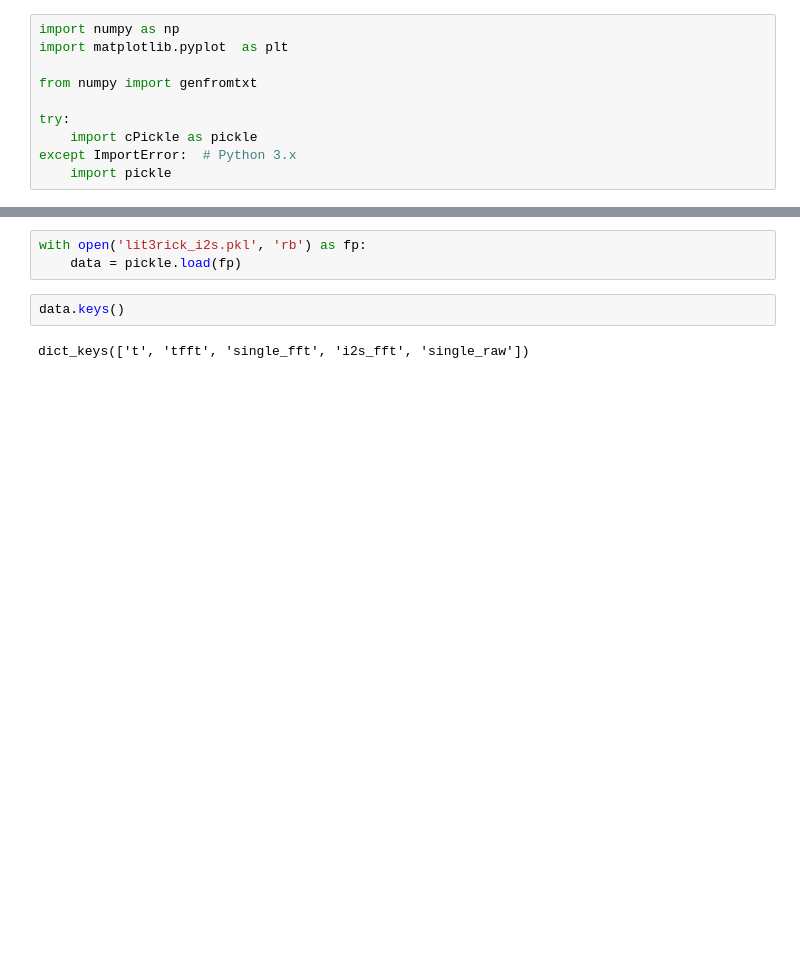
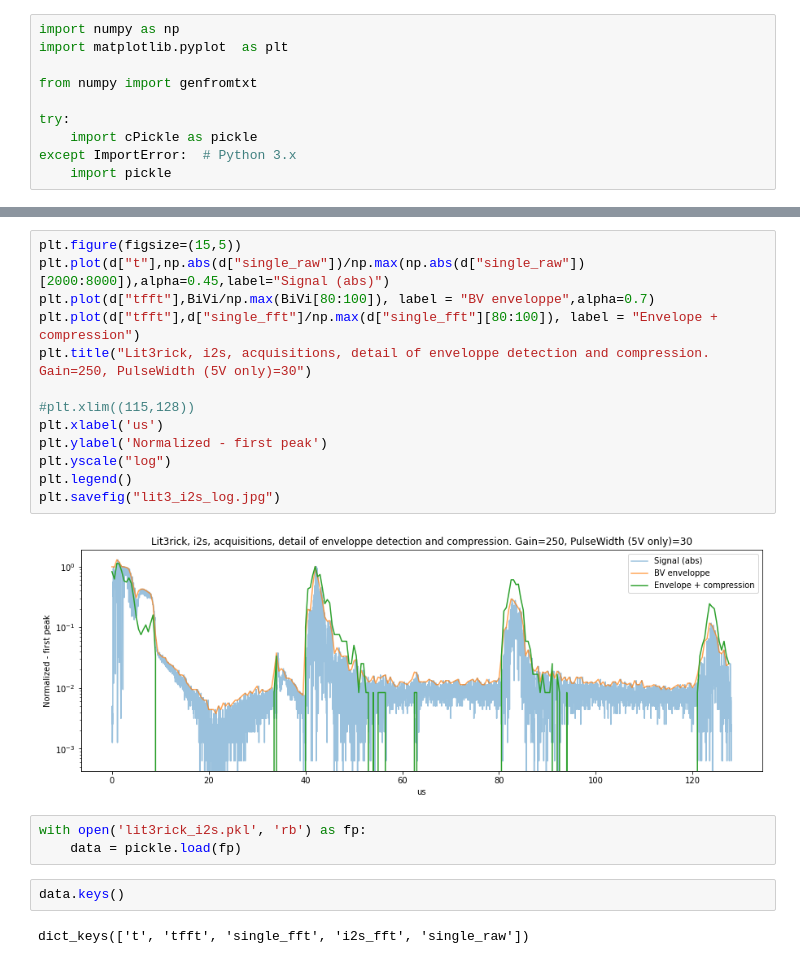
Before and after one commit to kelu124/lit3rick, a Jupyter notebook: sample_acqs/lit3rick_i2s/0.CreatingPickles_lit3.ipynb, the cells around one changed output, grey strips where cells are left out. Cells and saved outputs as stored; diff of their text form; blank space fills up the shorter version.

```diff
--- a/sample_acqs/lit3rick_i2s/0.CreatingPickles_lit3.ipynb
+++ b/sample_acqs/lit3rick_i2s/0.CreatingPickles_lit3.ipynb
@@ -55,3 +67,18 @@ plt.savefig("lit3_i2s_detailed.jpg")
+# %%
+plt.figure(figsize=(15,5))
+plt.plot(d["t"],np.abs(d["single_raw"])/np.max(np.abs(d["single_raw"])[2000:8000]),alpha=0.45,label="Signal (abs)")
+plt.plot(d["tfft"],BiVi/np.max(BiVi[80:100]), label = "BV enveloppe",alpha=0.7)
+plt.plot(d["tfft"],d["single_fft"]/np.max(d["single_fft"][80:100]), label = "Envelope + compression")
+plt.title("Lit3rick, i2s, acquisitions, detail of enveloppe detection and compression. Gain=250, PulseWidth (5V only)=30")
+
+#plt.xlim((115,128))
+plt.xlabel('us')
+plt.ylabel('Normalized - first peak')
+plt.yscale("log")
+plt.legend()
+plt.savefig("lit3_i2s_log.jpg")
+# %% [output]
+[figure, added]
 # %%
 with open('lit3rick_i2s.pkl', 'rb') as fp:
     data = pickle.load(fp)
```
Also changed, not shown: parts of 5 cells of this notebook, 5 other files.
